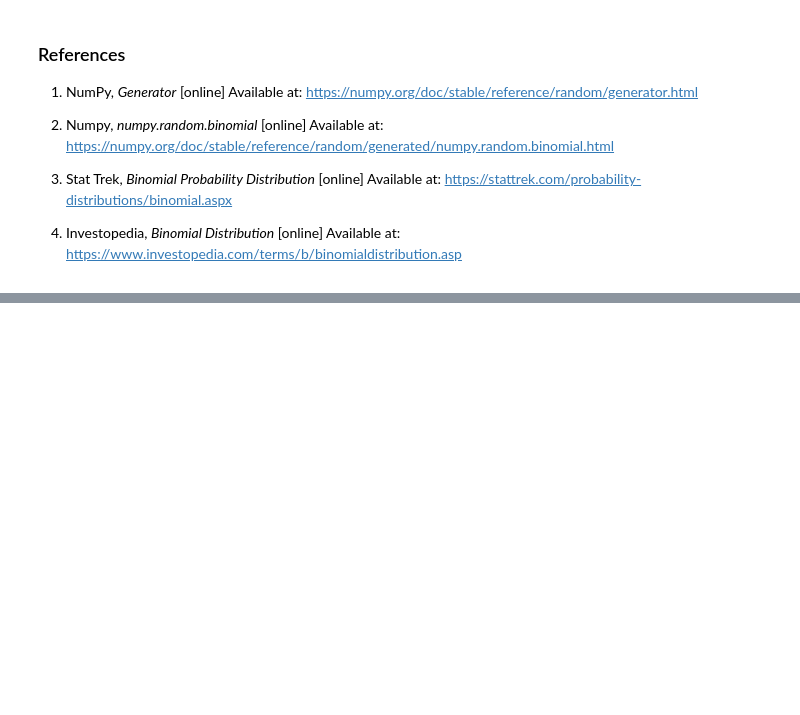
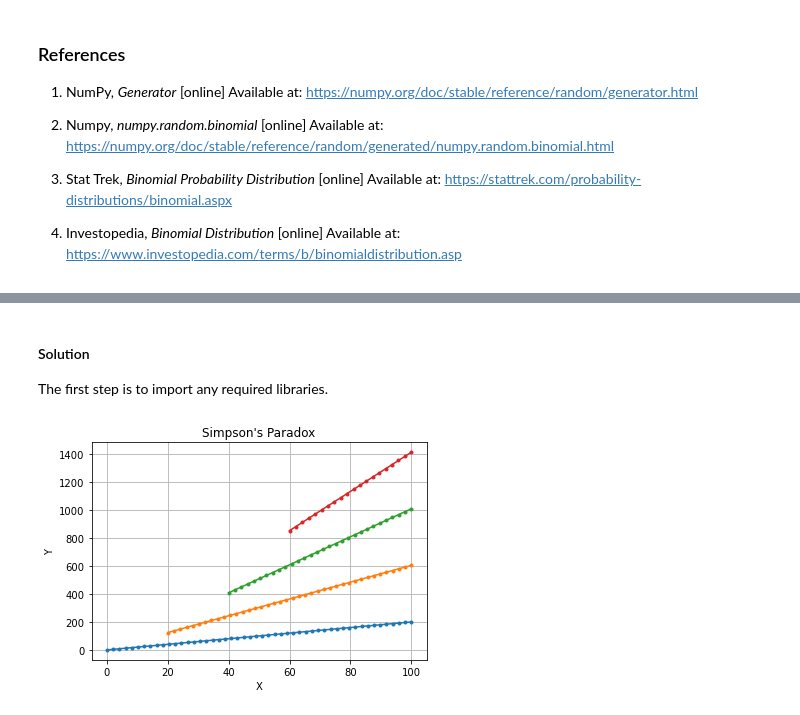
Before and after one commit to GaryLocke91/52446_fundamentals_tasks, a Jupyter notebook: 52446_fundamentals_tasks.ipynb, the cells around one changed output, grey strips where cells are left out. Saved outputs shown, nothing was run; the diff lists cells and outputs as text; code cells hidden in the pictures; blank space fills up the shorter version.

Commit message:
Started task 4. Created initial data sets and researched Simpson's paradox.

```diff
--- a/52446_fundamentals_tasks.ipynb
+++ b/52446_fundamentals_tasks.ipynb
@@ -243,0 +265,4 @@ plt.grid()
+# %% [markdown]
+#### Solution
+
+The first step is to import any required libraries.
@@ -243,0 +273,25 @@ plt.grid()
+# %%
+a1, b1 =  2, 4
+a2, b2 = 6, 8
+a3, b3 = 10, 12
+a4, b4 = 14, 16
+
+x1 = np.linspace(0,100,50)
+y1 = a1 * x1 + b1
+plt.plot(x1, y1, marker='.')
+
+x2 = np.linspace(20,100,40)
+y2 = a2 * x2 + b2
+plt.plot(x2, y2, marker='.')
+
+x3 = np.linspace(40,100,30)
+y3 = a3 * x3 + b3
+plt.plot(x3, y3, marker='.')
+
+x4 = np.linspace(60,100,20)
+y4 = a4 * x4 + b4
+plt.plot(x4, y4, marker='.')
+plt.xlabel("X"), plt.ylabel("Y"), plt.title("Simpson's Paradox")
+plt.grid()
+# %% [output]
+[figure, added]
```
Also changed, not shown: parts of 13 cells of this notebook, 1 other file.
